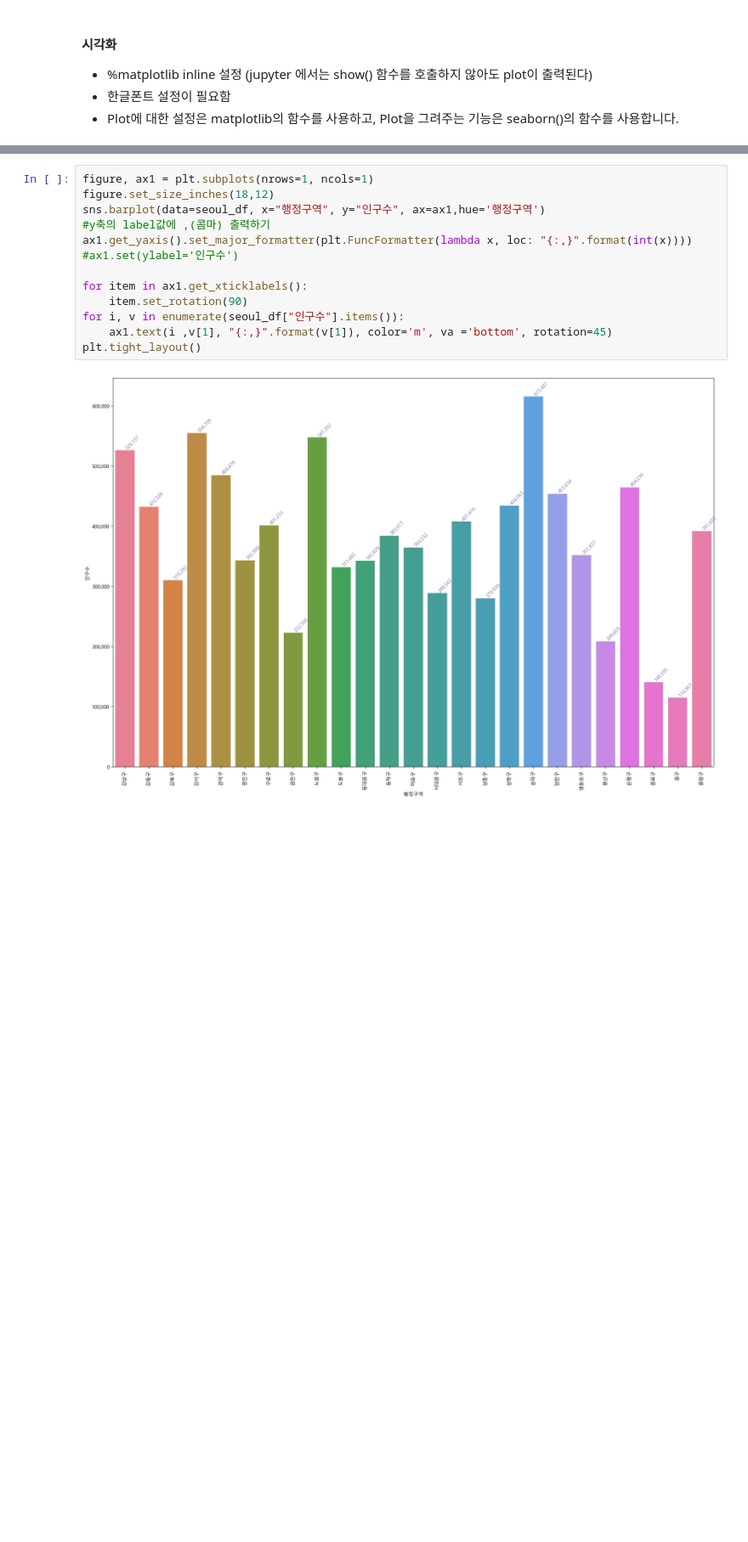
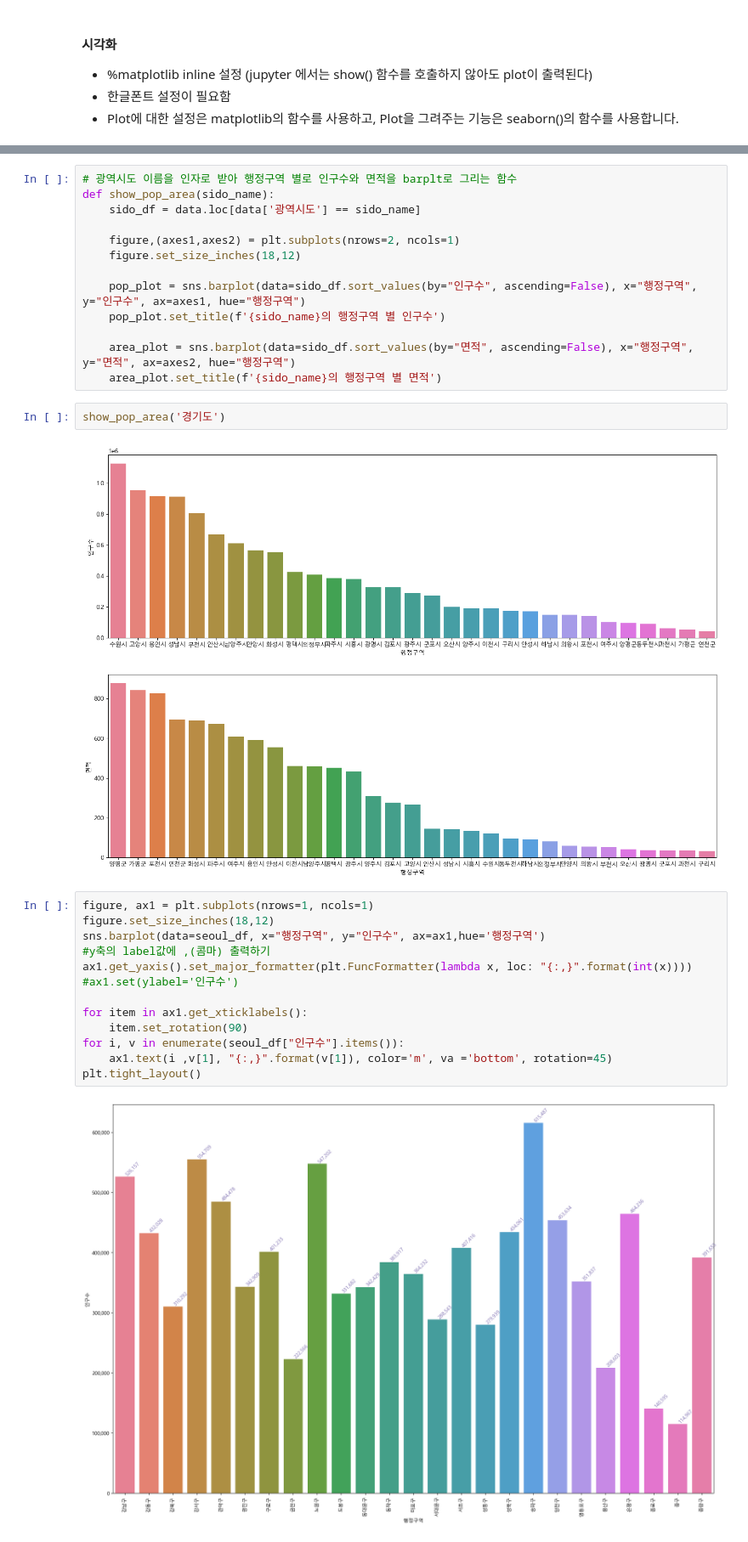
Before and after one commit to eunsol-k/Python_Webscraping_Analysis, a Jupyter notebook: 03-1.행정구역정보_분석과시각화.ipynb, the cells around one changed output, grey strips where cells are left out. Shown: that part at 85% size. Saved outputs shown, nothing was run; the diff lists cells and outputs as text; blank space fills up the shorter version.

Commit message:
show_app_area 함수 추가

```diff
--- a/03-1.행정구역정보_분석과시각화.ipynb
+++ b/03-1.행정구역정보_분석과시각화.ipynb
@@ -356,3 +416,20 @@ gy_df = data.loc[data['광역시도'] == '경기도', ['인구수', '면적', '
+# %%
+# 광역시도 이름을 인자로 받아 행정구역 별로 인구수와 면적을 barplt로 그리는 함수
+def show_pop_area(sido_name):
+    sido_df = data.loc[data['광역시도'] == sido_name]
+
+    figure,(axes1,axes2) = plt.subplots(nrows=2, ncols=1)
+    figure.set_size_inches(18,12)
+
+    pop_plot = sns.barplot(data=sido_df.sort_values(by="인구수", ascending=False), x="행정구역", y="인구수", ax=axes1, hue="행정구역")
+    pop_plot.set_title(f'{sido_name}의 행정구역 별 인구수')
+
+    area_plot = sns.barplot(data=sido_df.sort_values(by="면적", ascending=False), x="행정구역", y="면적", ax=axes2, hue="행정구역")
+    area_plot.set_title(f'{sido_name}의 행정구역 별 면적')
+# %%
+show_pop_area('경기도')
+# %% [output]
+[figure, added]
 # %%
 figure, ax1 = plt.subplots(nrows=1, ncols=1)
 figure.set_size_inches(18,12)
```
Also changed, not shown: parts of 11 cells of this notebook, 1 other file.
